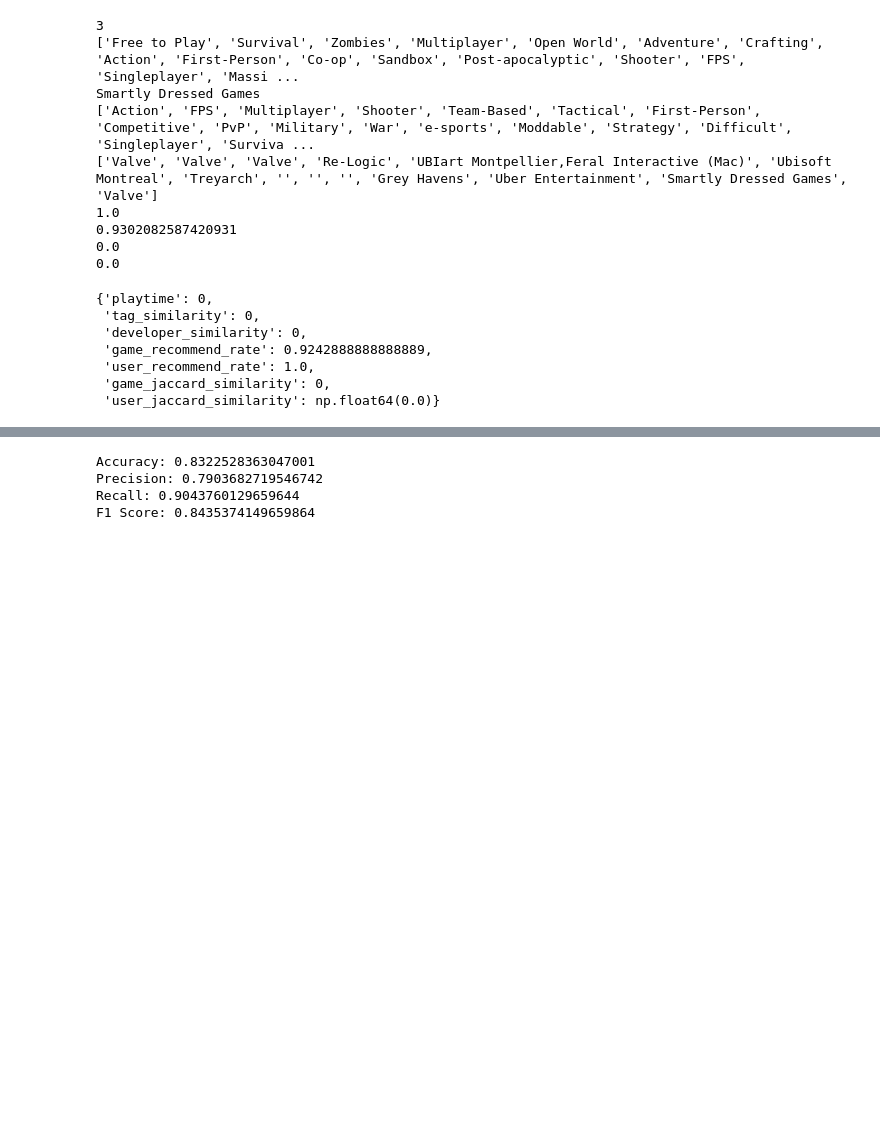
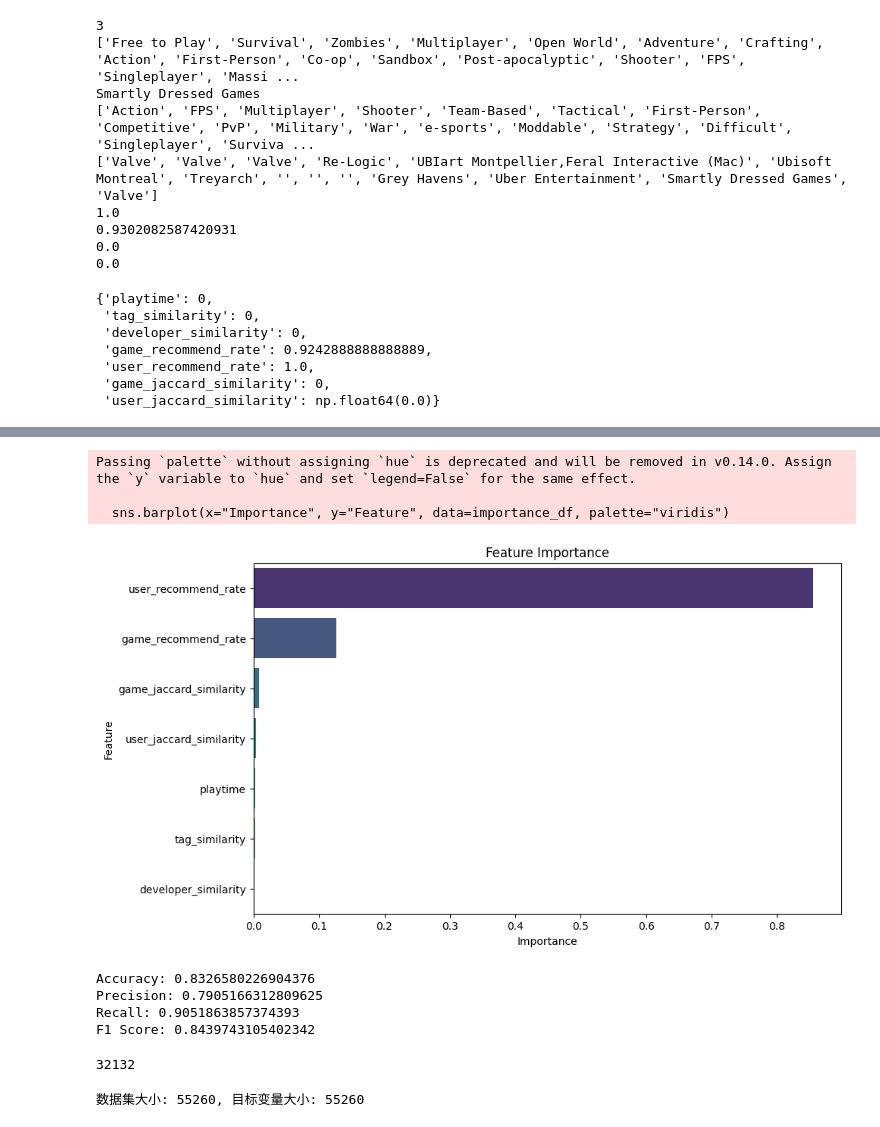
Before and after one commit to commcheck396/ANTIEPIC.INC, a Jupyter notebook: src/baseline/baseline.ipynb, the cells around one changed output, grey strips where cells are left out. Drawn from its saved outputs; the diff is of its cells as text; code cells hidden in the pictures; blank space fills up the shorter version.

```diff
--- a/src/baseline/baseline.ipynb
+++ b/src/baseline/baseline.ipynb
@@ -444,31 +563,74 @@ y = np.array(y)
+# %%
+import pandas as pd
+import seaborn as sns
+
+feature_importances = model.feature_importances_
+features = X.columns
+importance_df = pd.DataFrame({"Feature": features, "Importance": feature_importances}).sort_values(by="Importance", ascending=False)
+
+plt.figure(figsize=(10, 6))
+sns.barplot(x="Importance", y="Feature", data=importance_df, palette="viridis")
+plt.title("Feature Importance")
+plt.xlabel("Importance")
+plt.ylabel("Feature")
+plt.show()
+# %% [output]
+Passing `palette` without assigning `hue` is deprecated and will be removed in v0.14.0. Assign the `y` variable to `hue` and set `legend=False` for the same effect.
+
+  sns.barplot(x="Importance", y="Feature", data=importance_df, palette="viridis")
+[figure, added]
 # %%
 from imblearn.over_sampling import SMOTE
 from imblearn.under_sampling import RandomUnderSampler
 from imblearn.combine import SMOTEENN
 
-# 将原始数据划分为训练集和测试集
 X_train, X_test, y_train, y_test = train_test_split(X, y, test_size=0.2, random_state=42)
 
-# 对测试集进行欠采样，使其正负样本比为 1:1
-undersampler = RandomUnderSampler(sampling_strategy=1.0, random_state=42)  # 1.0 表示 1:1 比例
+undersampler = RandomUnderSampler(sampling_strategy=1.0, random_state=42)
 X_test_resampled, y_test_resampled = undersampler.fit_resample(X_test, y_test)
 
-# 使用训练集进行 SMOTEENN 重采样
 smote_enn = SMOTEENN(random_state=42)
 X_train_resampled, y_train_resampled = smote_enn.fit_resample(X_train, y_train)
 
-# 训练模型
-model = RandomForestClassifier(random_state=42)
+model = RandomForestClassifier(random_state=42, class_weight="balanced")
 model.fit(X_train_resampled, y_train_resampled)
 
-# 在平衡后的测试集上进行评估
 y_pred = model.predict(X_test_resampled)
 print("Accuracy:", accuracy_score(y_test_resampled, y_pred))
 print("Precision:", precision_score(y_test_resampled, y_pred))
 print("Recall:", recall_score(y_test_resampled, y_pred))
 print("F1 Score:", f1_score(y_test_resampled, y_pred))
 # %% [output]
-Accuracy: 0.8322528363047001
-Precision: 0.7903682719546742
-Recall: 0.9043760129659644
-F1 Score: 0.8435374149659864
+Accuracy: 0.8326580226904376
+Precision: 0.7905166312809625
+Recall: 0.9051863857374393
+F1 Score: 0.8439743105402342
+# %%
+import random
+
+game_ids = [game_id for game_id in game_details.keys()]
+# print(all_games[:5])
+print(len(game_ids))
+selected_game_ids = random.sample(game_ids, 6000)
+# %% [output]
+32132
+# %%
+X_exclude = []
+y_exclude = []
+excluded_game_ids = set(selected_game_ids)
+
+for user_id, user_data in user_data_map.items():
+    for game_id, game_data in user_data.get("reviews", {}).items():
+        if game_id in excluded_game_ids:
+            continue
+
+        features = extract_features(user_id, game_id)
+        X_exclude.append(features)
+
+        is_recommended = user_data["reviews"].get(game_id, {}).get("recommend", False)
+        y_exclude.append(1 if is_recommended else 0)
+
+X_exclude = pd.DataFrame(X_exclude)
+y_exclude = np.array(y_exclude)
+# %% [output]
+数据集大小: 55260, 目标变量大小: 55260
```
Also changed, not shown: parts of 6 cells of this notebook.
